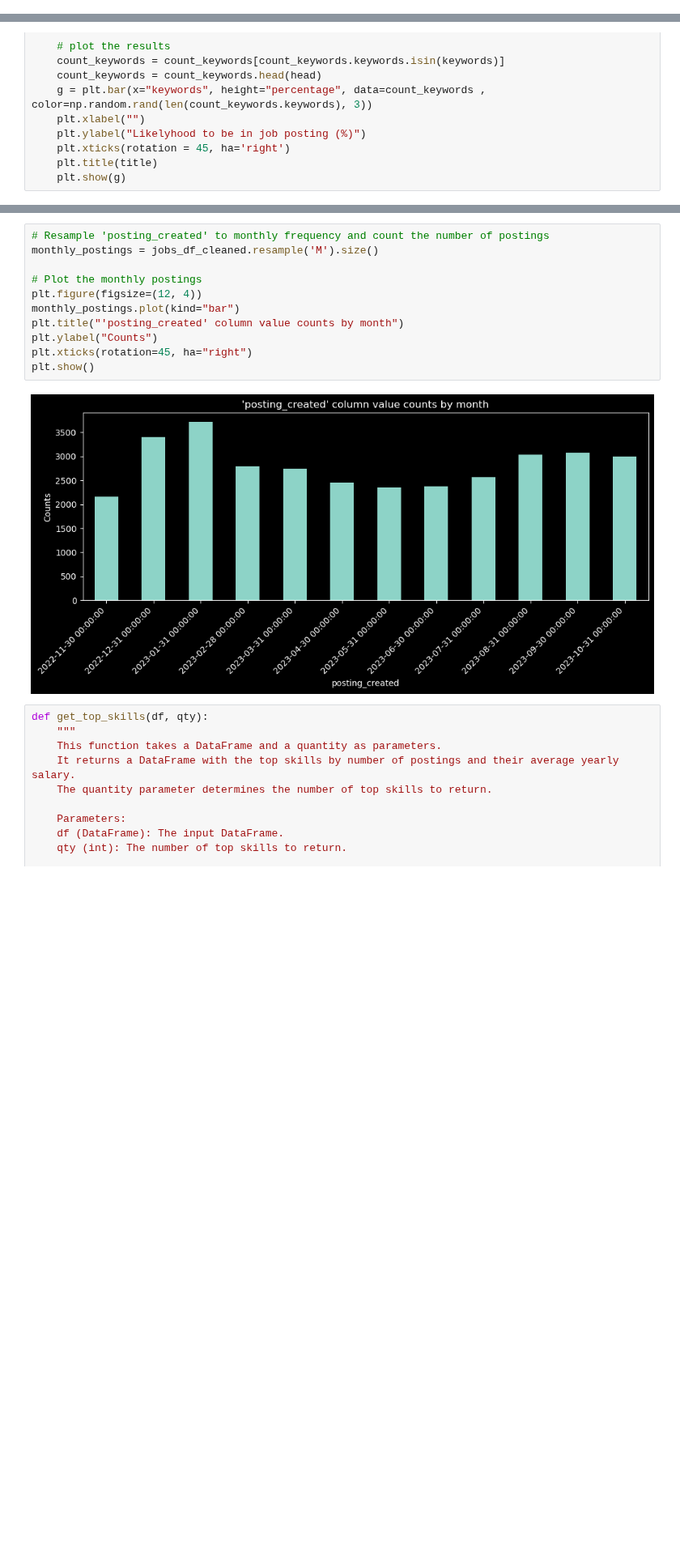
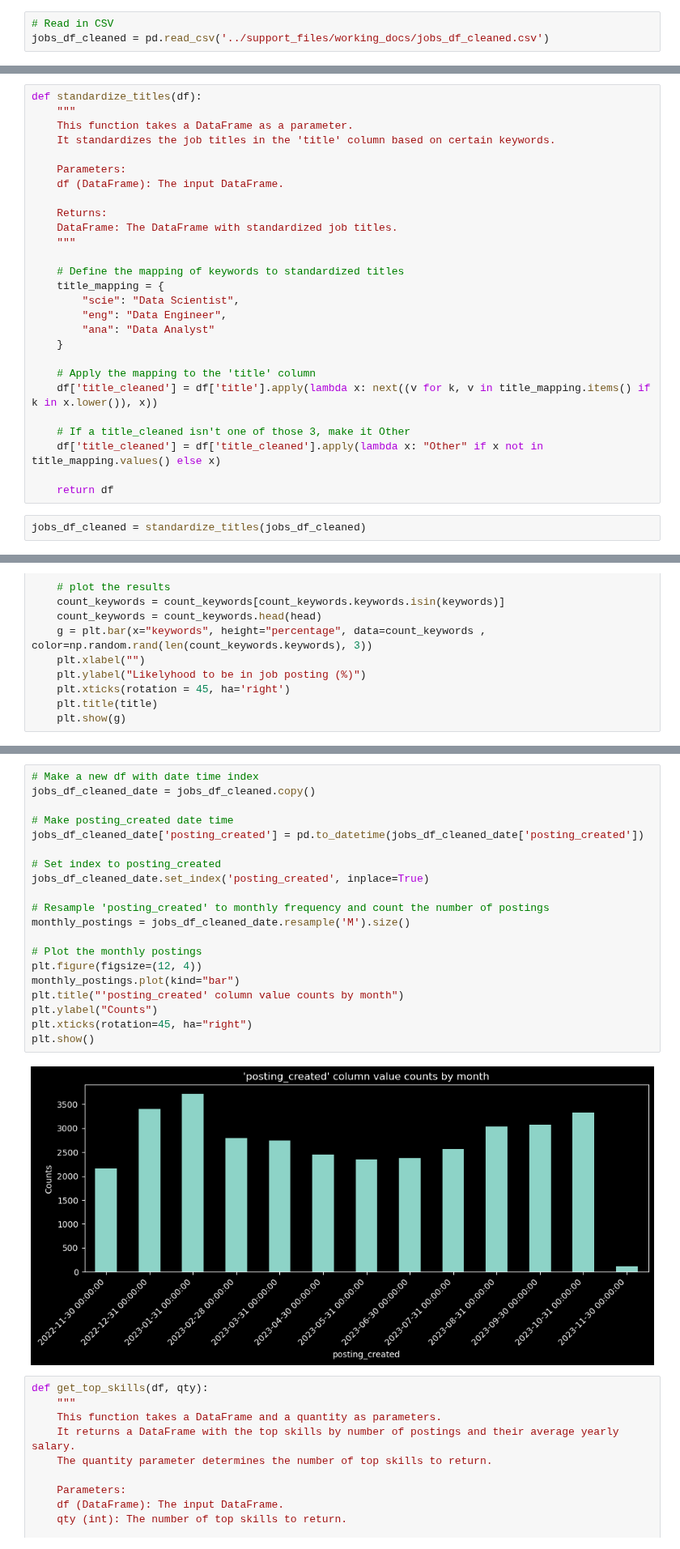
Before and after one commit to Decoding-Data-Jobs/data-jobs-project, a Jupyter notebook: schmitz_working/schmitz_draft.ipynb, the cells around one changed output, grey strips where cells are left out. Shown at 81% size. Drawn from its saved outputs; the diff is of its cells as text; blank space fills up the shorter version.

```diff
--- a/schmitz_working/schmitz_draft.ipynb
+++ b/schmitz_working/schmitz_draft.ipynb
@@ -635,3 +651,6 @@ tokenized_descriptions = jobs_df_cleaned['description'].apply(tokenize_and_norma
+# %%
+# Read in CSV
+jobs_df_cleaned = pd.read_csv('../support_files/working_docs/jobs_df_cleaned.csv')
 # %%
 import pandas as pd
 
@@ -801,0 +864,29 @@ jobs_df_cleaned.to_csv('../support_files/working_docs/jobs_cleaned.csv', index=F
+# %%
+def standardize_titles(df):
+    """
+    This function takes a DataFrame as a parameter.
+    It standardizes the job titles in the 'title' column based on certain keywords.
+
+    Parameters:
+    df (DataFrame): The input DataFrame.
+
+    Returns:
+    DataFrame: The DataFrame with standardized job titles.
+    """
+
+    # Define the mapping of keywords to standardized titles
+    title_mapping = {
+        "scie": "Data Scientist",
+        "eng": "Data Engineer",
+        "ana": "Data Analyst"
+    }
+
+    # Apply the mapping to the 'title' column
+    df['title_cleaned'] = df['title'].apply(lambda x: next((v for k, v in title_mapping.items() if k in x.lower()), x))
+
+    # If a title_cleaned isn't one of those 3, make it Other
+    df['title_cleaned'] = df['title_cleaned'].apply(lambda x: "Other" if x not in title_mapping.values() else x)
+
+    return df
+# %%
+jobs_df_cleaned = standardize_titles(jobs_df_cleaned)
@@ -877,16 +1053,25 @@ filtered_keywords(jobs_df_cleaned, keywords, title="Top Tools for Data Analysts"
 # %%
+# Make a new df with date time index
+jobs_df_cleaned_date = jobs_df_cleaned.copy()
+
+# Make posting_created date time
+jobs_df_cleaned_date['posting_created'] = pd.to_datetime(jobs_df_cleaned_date['posting_created'])
+
+# Set index to posting_created
+jobs_df_cleaned_date.set_index('posting_created', inplace=True)
+
 # Resample 'posting_created' to monthly frequency and count the number of postings
-monthly_postings = jobs_df_cleaned.resample('M').size()
+monthly_postings = jobs_df_cleaned_date.resample('M').size()
 
 # Plot the monthly postings
 plt.figure(figsize=(12, 4))
 monthly_postings.plot(kind="bar")
 plt.title("'posting_created' column value counts by month")
 plt.ylabel("Counts")
 plt.xticks(rotation=45, ha="right")
 plt.show()
 # %% [output]
-[figure, old version]
+[figure, new version]
 # %%
 def get_top_skills(df, qty):
     """
```
Also changed, not shown: parts of 47 cells of this notebook.
